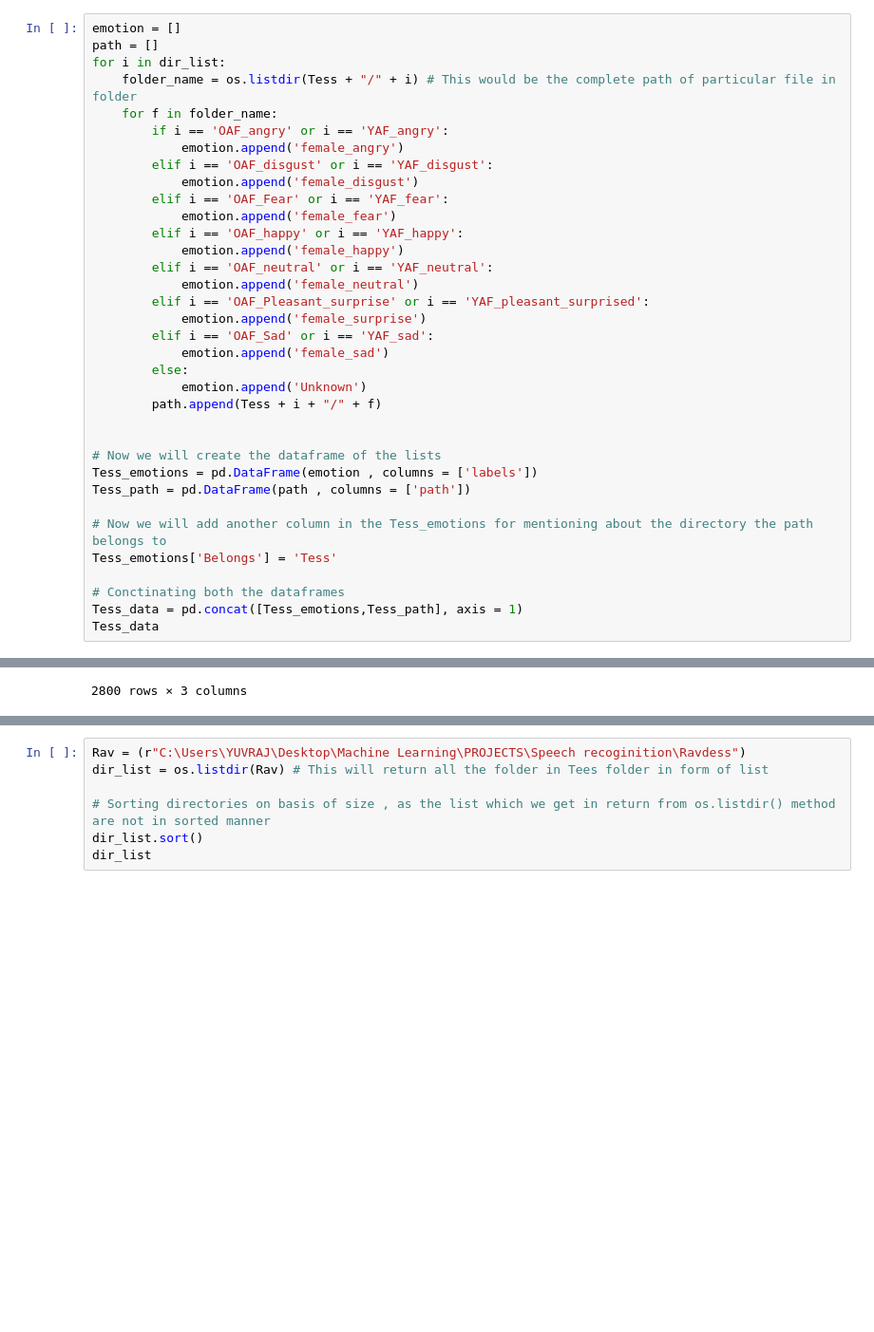
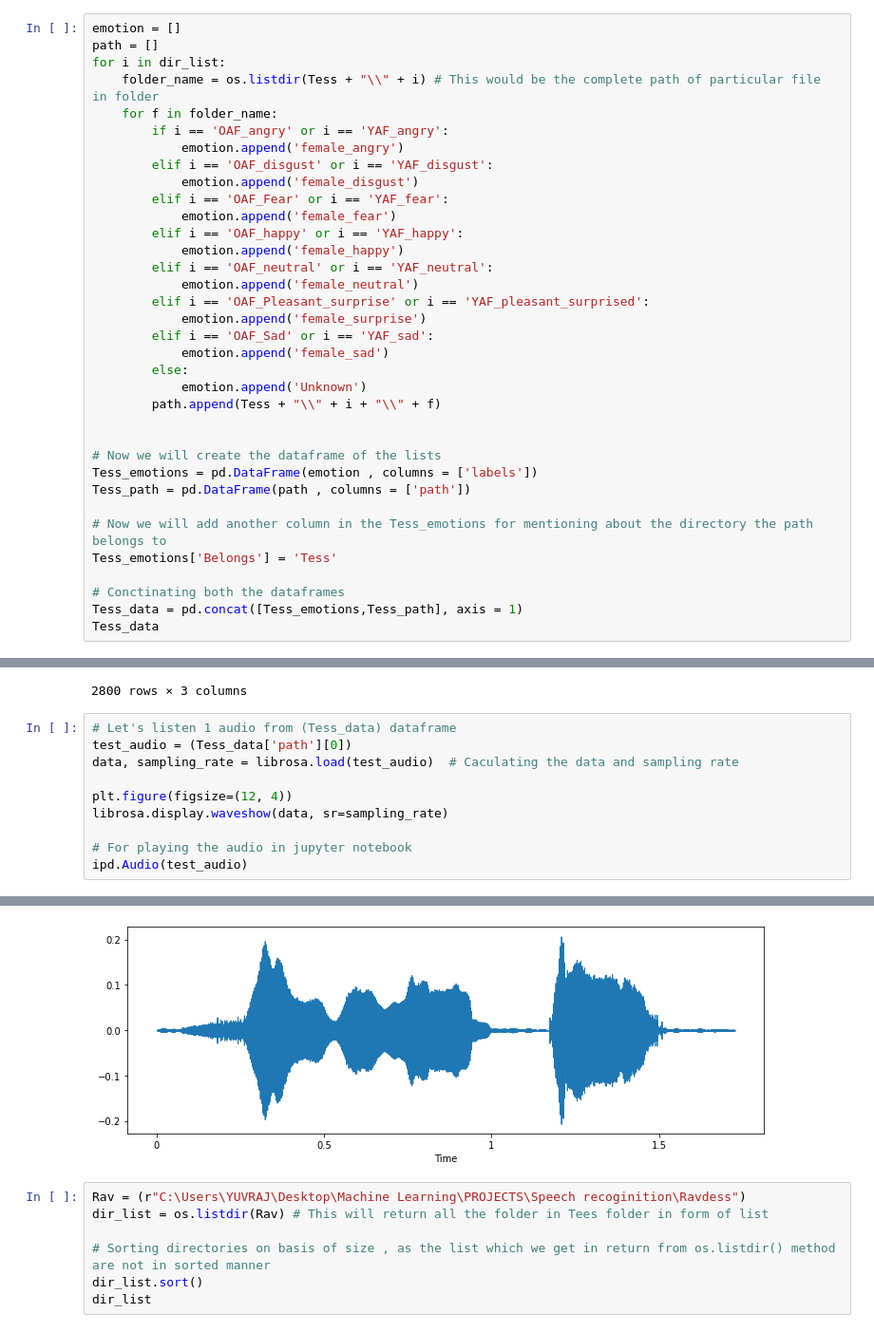
Before and after one commit to SinghYuvraj01/Speech-emotion-Recoginition, a Jupyter notebook: Project_Code.ipynb, the cells around one changed output, grey strips where cells are left out. Shown at 95% size. Drawn from its saved outputs; the diff is of its cells as text; blank space fills up the shorter version.

```diff
--- a/Project_Code.ipynb
+++ b/Project_Code.ipynb
@@ -104,7 +128,7 @@ dir_list
 emotion = []
 path = []
 for i in dir_list:
-    folder_name = os.listdir(Tess + "/" + i) # This would be the complete path of particular file in folder
+    folder_name = os.listdir(Tess + "\\" + i) # This would be the complete path of particular file in folder
     for f in folder_name:
         if i == 'OAF_angry' or i == 'YAF_angry':
             emotion.append('female_angry')
@@ -122,7 +146,7 @@ for i in dir_list:
             emotion.append('female_sad')
         else:
             emotion.append('Unknown')
-        path.append(Tess + i + "/" + f)
+        path.append(Tess + "\\" + i + "\\" + f)
 
 
 # Now we will create the dataframe of the lists
@@ -149,3 +173,14 @@ Tess_data
 | 2798 | female_sad | Tess | C:\Users\YUVRAJ\Desktop\Machine L... |
 | 2799 | female_sad | Tess | C:\Users\YUVRAJ\Desktop\Machine L... |
 2800 rows × 3 columns
+# %%
+# Let's listen 1 audio from (Tess_data) dataframe
+test_audio = (Tess_data['path'][0])
+data, sampling_rate = librosa.load(test_audio)  # Caculating the data and sampling rate
+
+plt.figure(figsize=(12, 4))
+librosa.display.waveshow(data, sr=sampling_rate)
+
+# For playing the audio in jupyter notebook
+ipd.Audio(test_audio)
+# %% [output]
@@ -152,3 +188,4 @@ Tess_data
+[figure, added]
 # %%
 Rav = (r"C:\Users\YUVRAJ\Desktop\Machine Learning\PROJECTS\Speech recoginition\Ravdess")
 dir_list = os.listdir(Rav) # This will return all the folder in Tees folder in form of list
```
Also changed, not shown: parts of 9 cells of this notebook.
